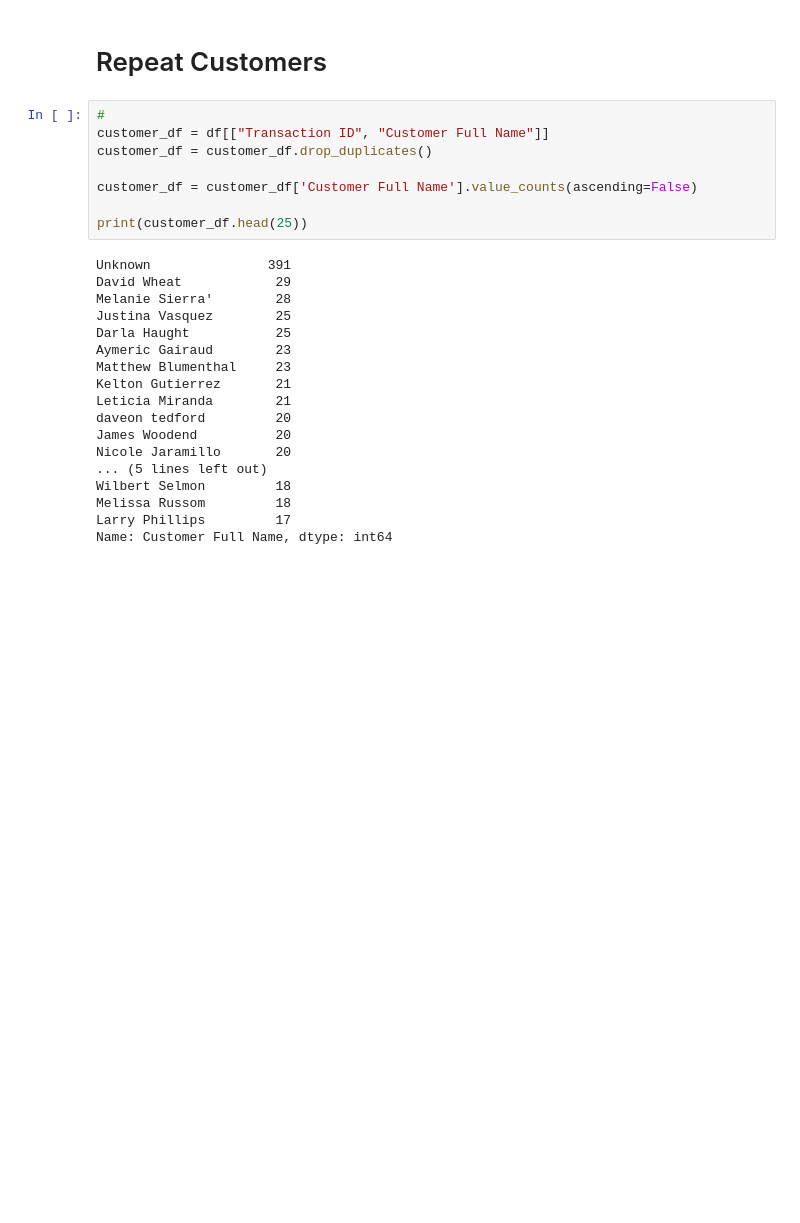
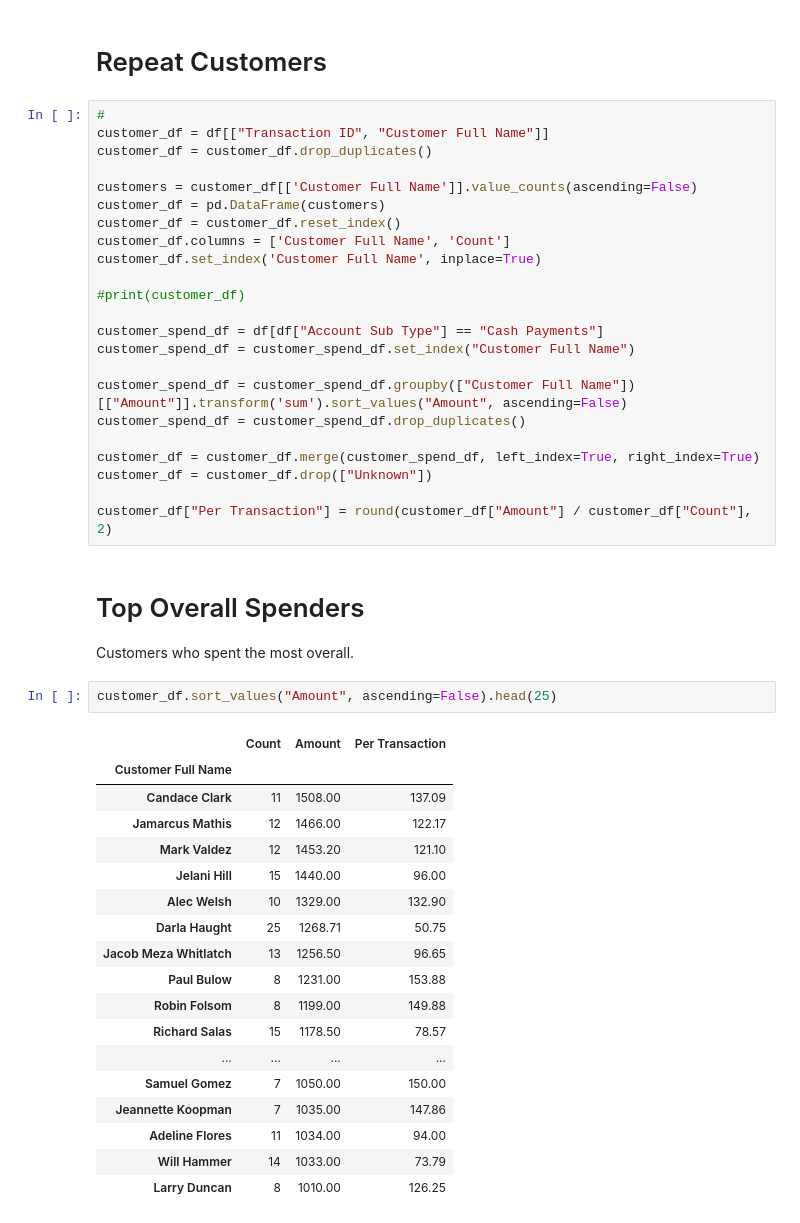
Before and after one commit to thomashedgepath/sales-data-workbook, a Jupyter notebook: workbook.ipynb, the cells around one changed output. Cells and saved outputs as stored; diff of their text form; blank space fills up the shorter version.

Commit message:
Top Customer Analysis

```diff
--- a/workbook.ipynb
+++ b/workbook.ipynb
@@ -332,29 +332,50 @@ Average Transaction Value: $ 80.98
 [figure]
 # %% [markdown]
 # Repeat Customers
-# %%
-#
-customer_df = df[["Transaction ID", "Customer Full Name"]]
-customer_df = customer_df.drop_duplicates()
-
-customer_df = customer_df['Customer Full Name'].value_counts(ascending=False)
-
-print(customer_df.head(25))
-# %% [output]
-Unknown               391
-David Wheat            29
-Melanie Sierra'        28
-Justina Vasquez        25
-Darla Haught           25
-Aymeric Gairaud        23
-Matthew Blumenthal     23
-Kelton Gutierrez       21
-Leticia Miranda        21
-daveon tedford         20
-James Woodend          20
-Nicole Jaramillo       20
-... (5 lines left out)
-Wilbert Selmon         18
-Melissa Russom         18
-Larry Phillips         17
-Name: Customer Full Name, dtype: int64
+# %%
+#
+customer_df = df[["Transaction ID", "Customer Full Name"]]
+customer_df = customer_df.drop_duplicates()
+
+customers = customer_df[['Customer Full Name']].value_counts(ascending=False)
+customer_df = pd.DataFrame(customers)
+customer_df = customer_df.reset_index()
+customer_df.columns = ['Customer Full Name', 'Count']
+customer_df.set_index('Customer Full Name', inplace=True)
+
+#print(customer_df)
+
+customer_spend_df = df[df["Account Sub Type"] == "Cash Payments"]
+customer_spend_df = customer_spend_df.set_index("Customer Full Name")
+
+customer_spend_df = customer_spend_df.groupby(["Customer Full Name"])[["Amount"]].transform('sum').sort_values("Amount", ascending=False)
+customer_spend_df = customer_spend_df.drop_duplicates()
+
+customer_df = customer_df.merge(customer_spend_df, left_index=True, right_index=True)
+customer_df = customer_df.drop(["Unknown"])
+
+customer_df["Per Transaction"] = round(customer_df["Amount"] / customer_df["Count"], 2)
+# %% [markdown]
+# Top Overall Spenders
+Customers who spent the most overall.
+# %%
+customer_df.sort_values("Amount", ascending=False).head(25)
+# %% [output]
+|  | Count | Amount | Per Transaction |
+| Customer Full Name |  |  |  |
+| Candace Clark | 11 | 1508.00 | 137.09 |
+| Jamarcus Mathis | 12 | 1466.00 | 122.17 |
+| Mark Valdez | 12 | 1453.20 | 121.10 |
+| Jelani Hill | 15 | 1440.00 | 96.00 |
+| Alec Welsh | 10 | 1329.00 | 132.90 |
+| Darla Haught | 25 | 1268.71 | 50.75 |
+| Jacob Meza Whitlatch | 13 | 1256.50 | 96.65 |
+| Paul Bulow | 8 | 1231.00 | 153.88 |
+| Robin Folsom | 8 | 1199.00 | 149.88 |
+| Richard Salas | 15 | 1178.50 | 78.57 |
+| ... | ... | ... | ... |
+| Samuel Gomez | 7 | 1050.00 | 150.00 |
+| Jeannette Koopman | 7 | 1035.00 | 147.86 |
+| Adeline Flores | 11 | 1034.00 | 94.00 |
+| Will Hammer | 14 | 1033.00 | 73.79 |
+| Larry Duncan | 8 | 1010.00 | 126.25 |
```
Also changed, not shown: parts of 4 cells of this notebook.
